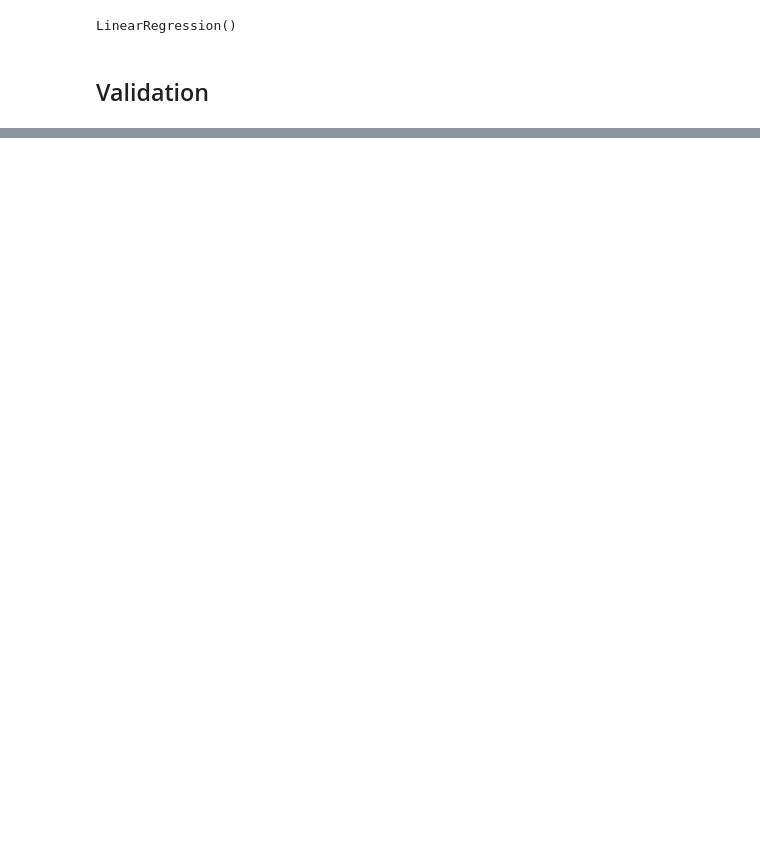
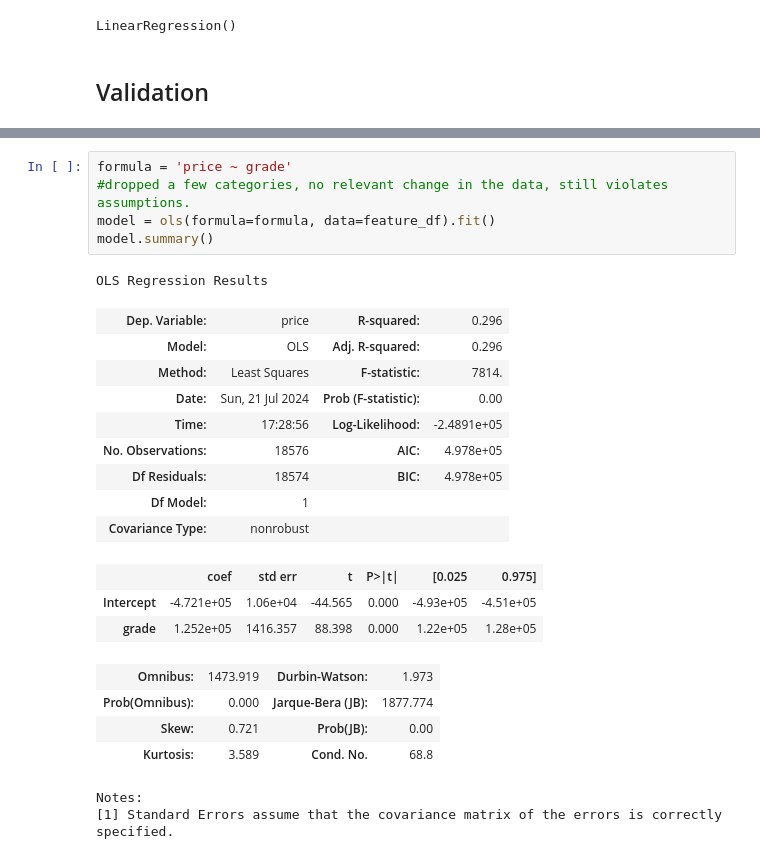
Before and after one commit to Patriciangugi/Project-Phase-2, a Jupyter notebook: Members/Joakim.ipynb, the cells around one changed output, grey strips where cells are left out. Cells and saved outputs as stored; diff of their text form; blank space fills up the shorter version.

Commit message:
models

```diff
--- a/Members/Joakim.ipynb
+++ b/Members/Joakim.ipynb
@@ -460,0 +465,25 @@ R2 0.5274144353313353
+# %%
+formula = 'price ~ grade'
+#dropped a few categories, no relevant change in the data, still violates assumptions.
+model = ols(formula=formula, data=feature_df).fit()
+model.summary()
+# %% [output]
+OLS Regression Results
+| Dep. Variable: | price | R-squared: | 0.296 |
+| Model: | OLS | Adj. R-squared: | 0.296 |
+| Method: | Least Squares | F-statistic: | 7814. |
+| Date: | Sun, 21 Jul 2024 | Prob (F-statistic): | 0.00 |
+| Time: | 17:28:56 | Log-Likelihood: | -2.4891e+05 |
+| No. Observations: | 18576 | AIC: | 4.978e+05 |
+| Df Residuals: | 18574 | BIC: | 4.978e+05 |
+| Df Model: | 1 |  |  |
+| Covariance Type: | nonrobust |  |  |
+|  | coef | std err | t | P>|t| | [0.025 | 0.975] |
+| Intercept | -4.721e+05 | 1.06e+04 | -44.565 | 0.000 | -4.93e+05 | -4.51e+05 |
+| grade | 1.252e+05 | 1416.357 | 88.398 | 0.000 | 1.22e+05 | 1.28e+05 |
+| Omnibus: | 1473.919 | Durbin-Watson: | 1.973 |
+| Prob(Omnibus): | 0.000 | Jarque-Bera (JB): | 1877.774 |
+| Skew: | 0.721 | Prob(JB): | 0.00 |
+| Kurtosis: | 3.589 | Cond. No. | 68.8 |
+Notes:
+[1] Standard Errors assume that the covariance matrix of the errors is correctly specified.
```
Also changed, not shown: parts of 24 cells of this notebook.
